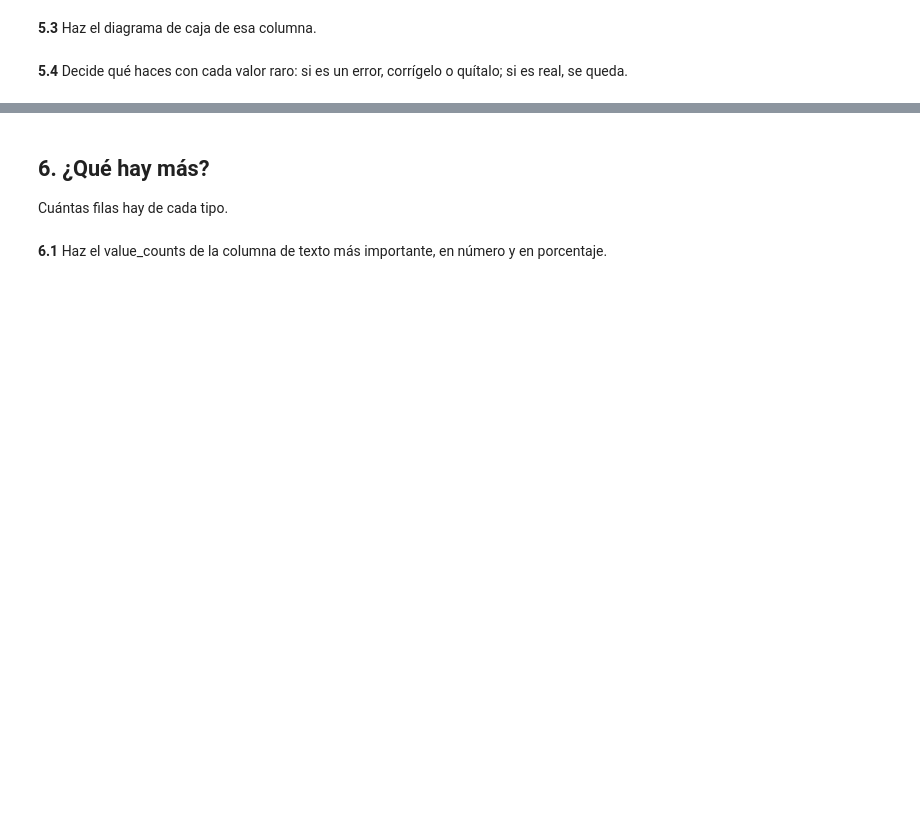
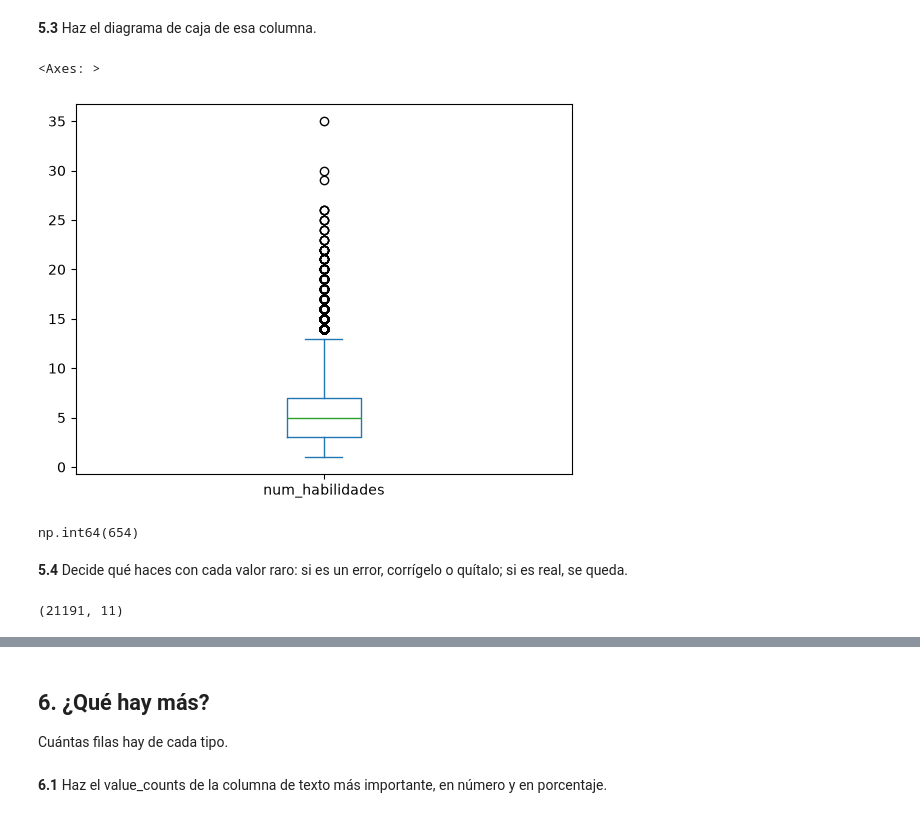
Before and after one commit to dledesmalorenzo/ofertas-analista-datos, a Jupyter notebook: eda.ipynb, the cells around one changed output, grey strips where cells are left out. Cells and saved outputs as stored; diff of their text form; code cells hidden in the pictures; blank space fills up the shorter version.

```diff
--- a/eda.ipynb
+++ b/eda.ipynb
@@ -367,4 +423,22 @@ Busca los valores extremos y decide si son errores o casos reales.
 # %% [markdown]
 **5.3** Haz el diagrama de caja de esa columna.
+# %%
+# 5.3 Diagrama de caja del número de habilidades
+ofertas["num_habilidades"].plot.box()
+# %% [output]
+<Axes: >
+[figure, added]
+# %%
+# 5.3 Cuento los valores extremos: las ofertas que piden más de 13 habilidades
+(ofertas["num_habilidades"] > 13).sum()
+# %% [output]
+np.int64(654)
 # %% [markdown]
 **5.4** Decide qué haces con cada valor raro: si es un error, corrígelo o quítalo; si es real, se queda.
+# %%
+# 5.4 Quito la oferta de 35 habilidades: está mal recogida (la empresa es una ciudad y tiene habilidades repetidas)
+# Las 654 con más de 13 se quedan: son puestos exigentes reales
+ofertas = ofertas[ofertas["num_habilidades"] != 35]
+ofertas.shape
+# %% [output]
+(21191, 11)
```
Also changed, not shown: parts of 34 cells of this notebook, 1 other file.
